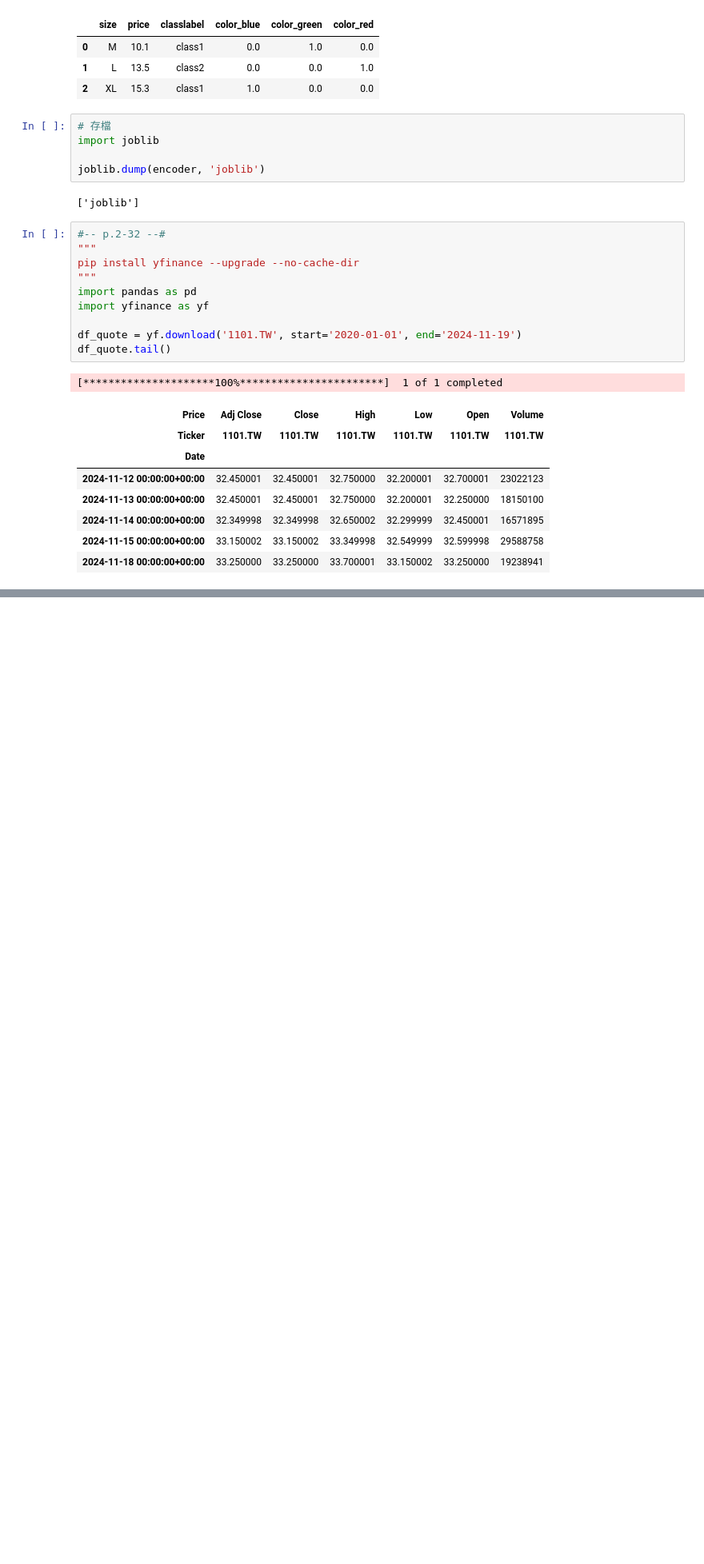
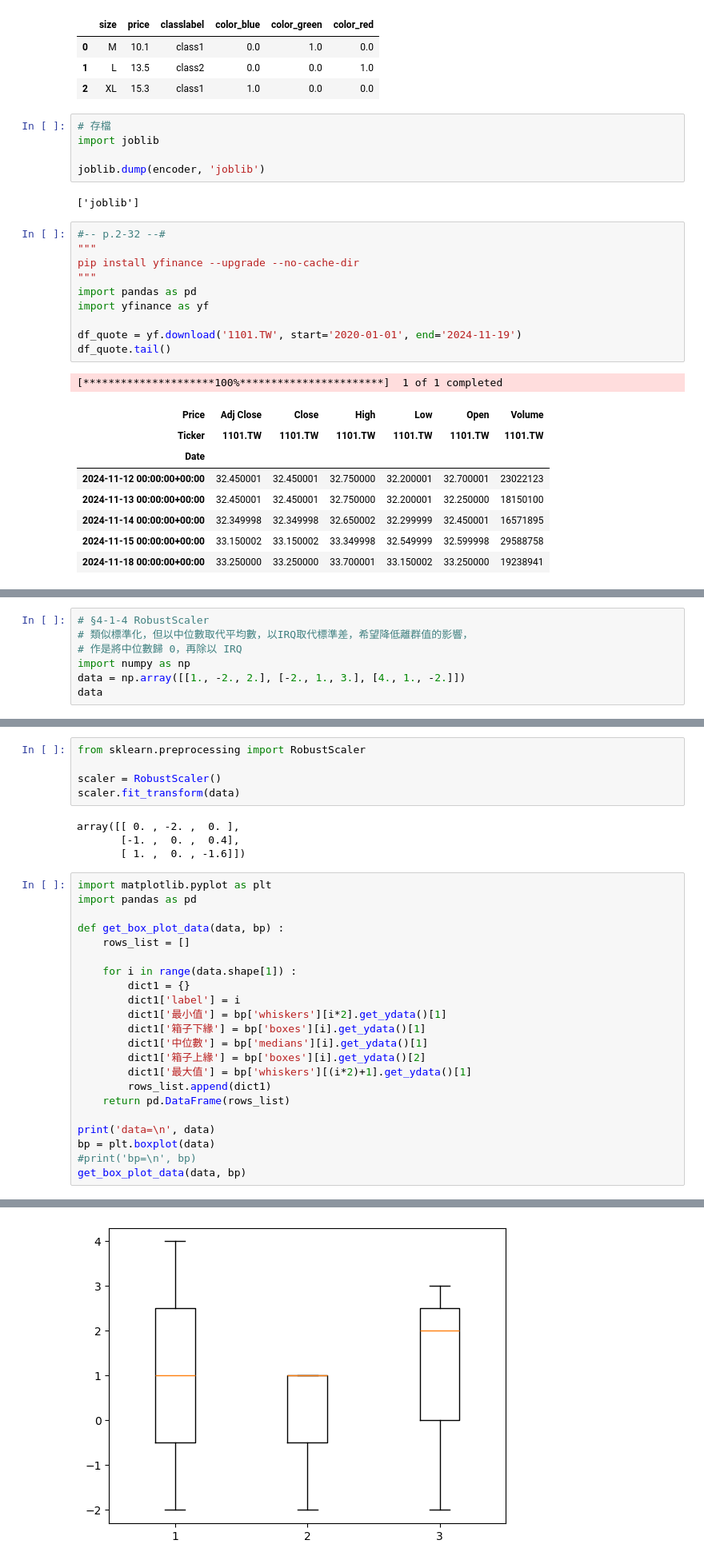
Before and after one commit to earvinlin/BOOK_ScikitLearn, a Jupyter notebook: sample_codes/00_testScikit-learn.ipynb, the cells around one changed output, grey strips where cells are left out. Shown: that part at 80% size. Saved outputs shown, nothing was run; the diff lists cells and outputs as text; blank space fills up the shorter version.

```diff
--- a/sample_codes/00_testScikit-learn.ipynb
+++ b/sample_codes/00_testScikit-learn.ipynb
@@ -117,0 +231,7 @@ df_quote.tail()
+# %%
+# §4-1-4 RobustScaler
+# 類似標準化，但以中位數取代平均數，以IRQ取代標準差，希望降低離群值的影響，
+# 作是將中位數歸 0，再除以 IRQ
+import numpy as np
+data = np.array([[1., -2., 2.], [-2., 1., 3.], [4., 1., -2.]])
+data
@@ -117,0 +242,32 @@ df_quote.tail()
+# %%
+from sklearn.preprocessing import RobustScaler
+
+scaler = RobustScaler()
+scaler.fit_transform(data)
+# %% [output]
+array([[ 0. , -2. ,  0. ],
+       [-1. ,  0. ,  0.4],
+       [ 1. ,  0. , -1.6]])
+# %%
+import matplotlib.pyplot as plt
+import pandas as pd
+
+def get_box_plot_data(data, bp) :
+    rows_list = []
+
+    for i in range(data.shape[1]) :
+        dict1 = {}
+        dict1['label'] = i
+        dict1['最小值'] = bp['whiskers'][i*2].get_ydata()[1]
+        dict1['箱子下緣'] = bp['boxes'][i].get_ydata()[1]
+        dict1['中位數'] = bp['medians'][i].get_ydata()[1]
+        dict1['箱子上緣'] = bp['boxes'][i].get_ydata()[2]
+        dict1['最大值'] = bp['whiskers'][(i*2)+1].get_ydata()[1]
+        rows_list.append(dict1)
+    return pd.DataFrame(rows_list)
+
+print('data=\n', data)
+bp = plt.boxplot(data)
+#print('bp=\n', bp)
+get_box_plot_data(data, bp)
+# %% [output]
@@ -117,0 +282 @@ df_quote.tail()
+[figure, added]
```
Also changed, not shown: parts of 18 cells of this notebook.
